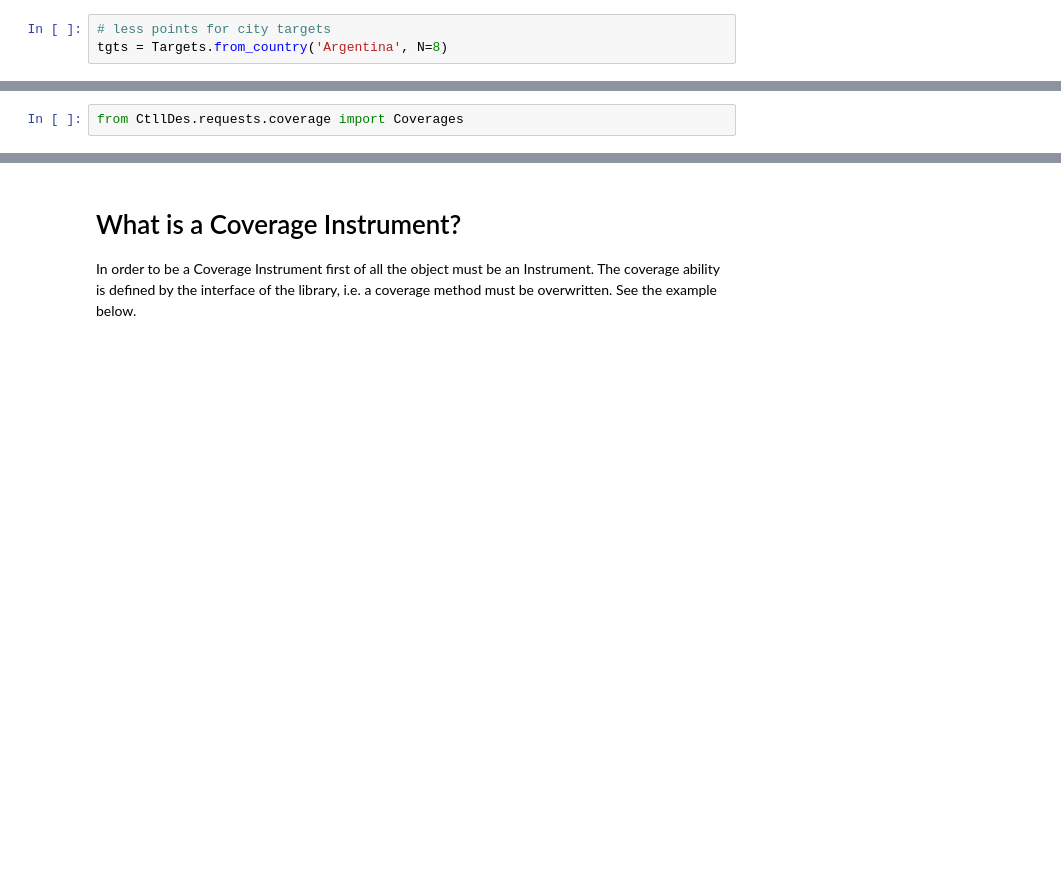
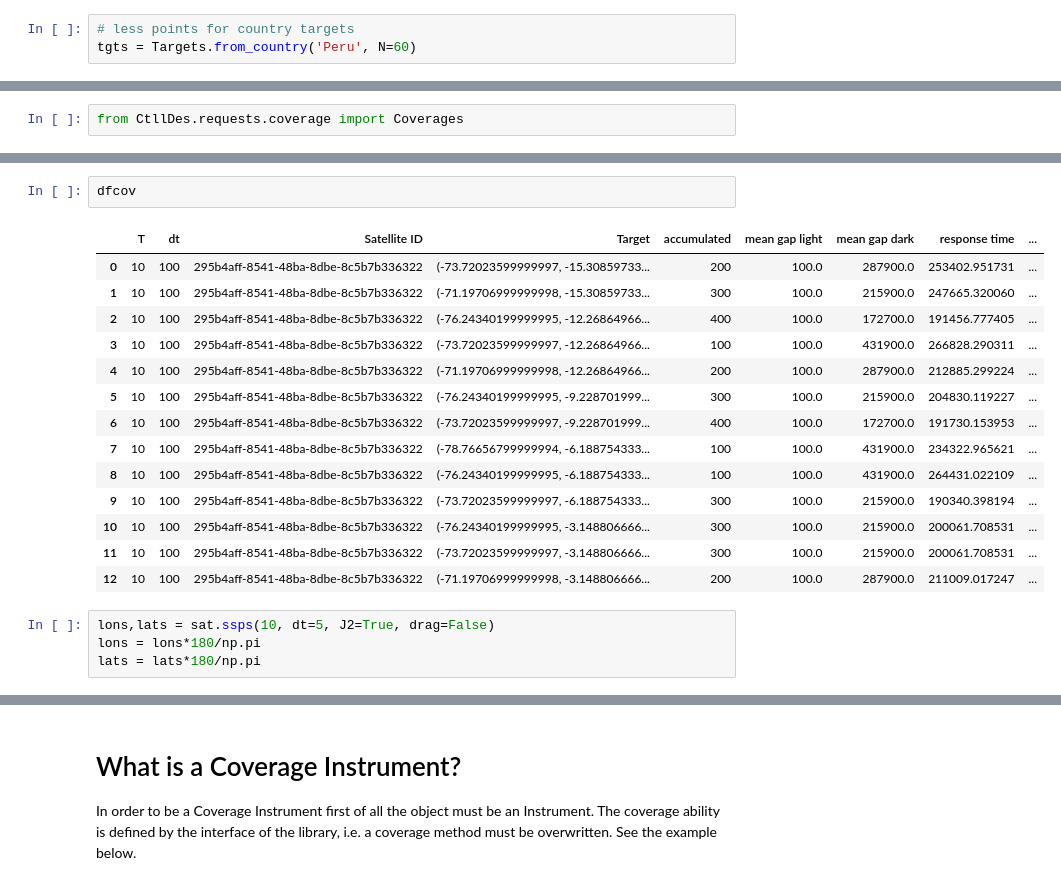
Before and after one commit to ivanbelenky/Ctll, a Jupyter notebook: notebooks/Coverage Analysis.ipynb, the cells around one changed output, grey strips where cells are left out. Drawn from its saved outputs; the diff is of its cells as text; blank space fills up the shorter version.

```diff
--- a/notebooks/Coverage Analysis.ipynb
+++ b/notebooks/Coverage Analysis.ipynb
@@ -75,6 +83,6 @@ plt.show()
 # %%
-# less points for city targets
-tgts = Targets.from_country('Argentina', N=8)
+# less points for country targets
+tgts = Targets.from_country('Peru', N=60)
 # %% [markdown]
 # Building Coverages
 Coverages is the main container for Coverage analysis, it consist on Coverage (singular) objects. This objects are defined by
@@ -126,0 +135,21 @@ target -60.399729333333276° -26.533542857142827°. 13 of 13
+# %%
+dfcov
+# %% [output]
+|  | T | dt | Satellite ID | Target | accumulated | mean gap light | mean gap dark | response time | ... |
+| 0 | 10 | 100 | 295b4aff-8541-48ba-8dbe-8c5b7b336322 | (-73.72023599999997, -15.30859733... | 200 | 100.0 | 287900.0 | 253402.951731 | ... |
+| 1 | 10 | 100 | 295b4aff-8541-48ba-8dbe-8c5b7b336322 | (-71.19706999999998, -15.30859733... | 300 | 100.0 | 215900.0 | 247665.320060 | ... |
+| 2 | 10 | 100 | 295b4aff-8541-48ba-8dbe-8c5b7b336322 | (-76.24340199999995, -12.26864966... | 400 | 100.0 | 172700.0 | 191456.777405 | ... |
+| 3 | 10 | 100 | 295b4aff-8541-48ba-8dbe-8c5b7b336322 | (-73.72023599999997, -12.26864966... | 100 | 100.0 | 431900.0 | 266828.290311 | ... |
+| 4 | 10 | 100 | 295b4aff-8541-48ba-8dbe-8c5b7b336322 | (-71.19706999999998, -12.26864966... | 200 | 100.0 | 287900.0 | 212885.299224 | ... |
+| 5 | 10 | 100 | 295b4aff-8541-48ba-8dbe-8c5b7b336322 | (-76.24340199999995, -9.228701999... | 300 | 100.0 | 215900.0 | 204830.119227 | ... |
+| 6 | 10 | 100 | 295b4aff-8541-48ba-8dbe-8c5b7b336322 | (-73.72023599999997, -9.228701999... | 400 | 100.0 | 172700.0 | 191730.153953 | ... |
+| 7 | 10 | 100 | 295b4aff-8541-48ba-8dbe-8c5b7b336322 | (-78.76656799999994, -6.188754333... | 100 | 100.0 | 431900.0 | 234322.965621 | ... |
+| 8 | 10 | 100 | 295b4aff-8541-48ba-8dbe-8c5b7b336322 | (-76.24340199999995, -6.188754333... | 100 | 100.0 | 431900.0 | 264431.022109 | ... |
+| 9 | 10 | 100 | 295b4aff-8541-48ba-8dbe-8c5b7b336322 | (-73.72023599999997, -6.188754333... | 300 | 100.0 | 215900.0 | 190340.398194 | ... |
+| 10 | 10 | 100 | 295b4aff-8541-48ba-8dbe-8c5b7b336322 | (-76.24340199999995, -3.148806666... | 300 | 100.0 | 215900.0 | 200061.708531 | ... |
+| 11 | 10 | 100 | 295b4aff-8541-48ba-8dbe-8c5b7b336322 | (-73.72023599999997, -3.148806666... | 300 | 100.0 | 215900.0 | 200061.708531 | ... |
+| 12 | 10 | 100 | 295b4aff-8541-48ba-8dbe-8c5b7b336322 | (-71.19706999999998, -3.148806666... | 200 | 100.0 | 287900.0 | 211009.017247 | ... |
+# %%
+lons,lats = sat.ssps(10, dt=5, J2=True, drag=False)
+lons = lons*180/np.pi
+lats = lats*180/np.pi
```
Also changed, not shown: parts of 18 cells of this notebook, 7 other files.
